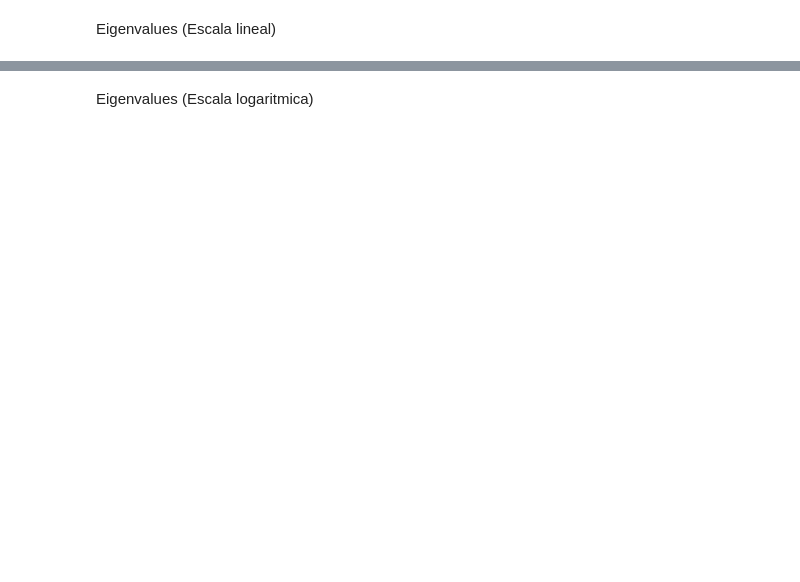
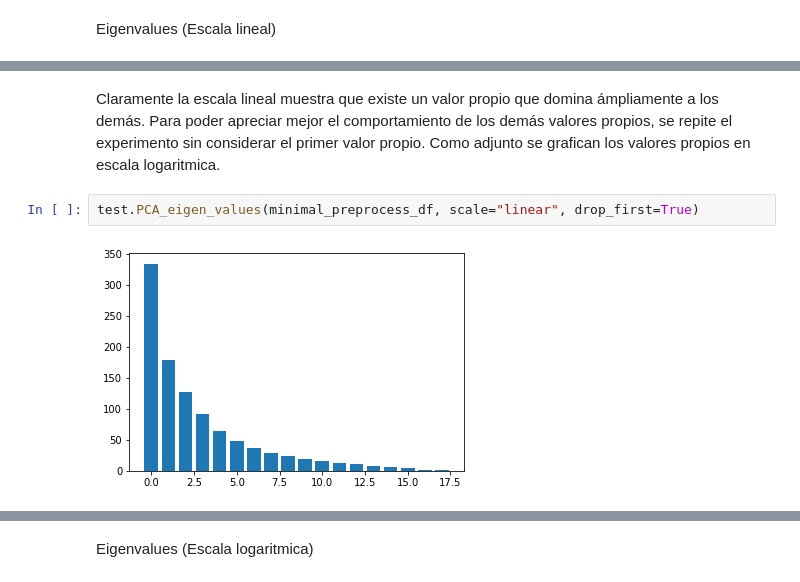
Before and after one commit to AlexisBaladon/Machine-Learning-FING, a Jupyter notebook: tarea4.ipynb, the cells around one changed output, grey strips where cells are left out. Saved outputs shown, nothing was run; the diff lists cells and outputs as text; blank space fills up the shorter version.

```diff
--- a/tarea4.ipynb
+++ b/tarea4.ipynb
@@ -65,0 +82,6 @@ test.PCA_eigen_values(minimal_preprocess_df,scale="linear")
+# %% [markdown]
+Claramente la escala lineal muestra que existe un valor propio que domina ámpliamente a los demás. Para poder apreciar mejor el comportamiento de los demás valores propios, se repite el experimento sin considerar el primer valor propio. Como adjunto se grafican los valores propios en escala logaritmica.
+# %%
+test.PCA_eigen_values(minimal_preprocess_df, scale="linear", drop_first=True)
+# %% [output]
+[figure, added]
```
Also changed, not shown: parts of 24 cells of this notebook, 3 other files.
